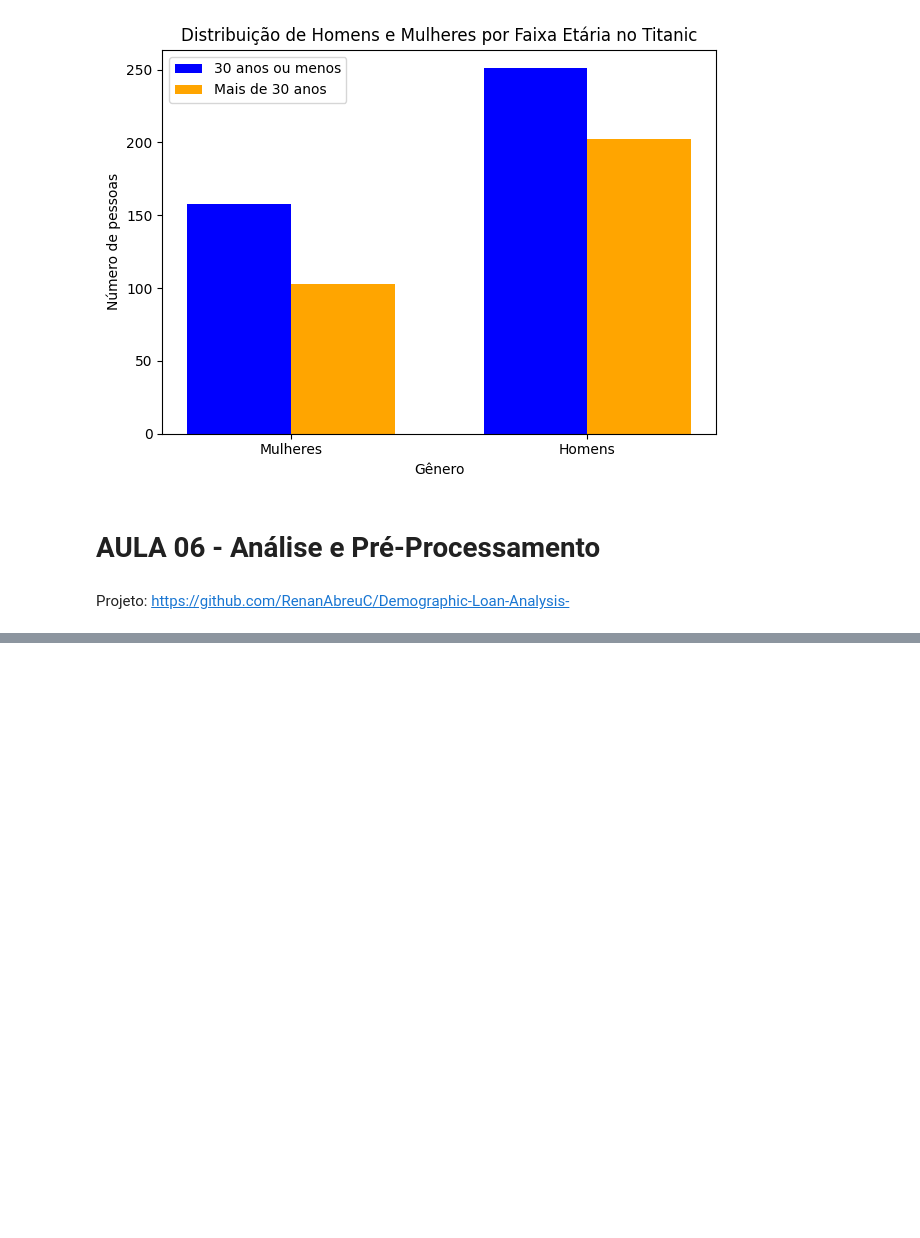
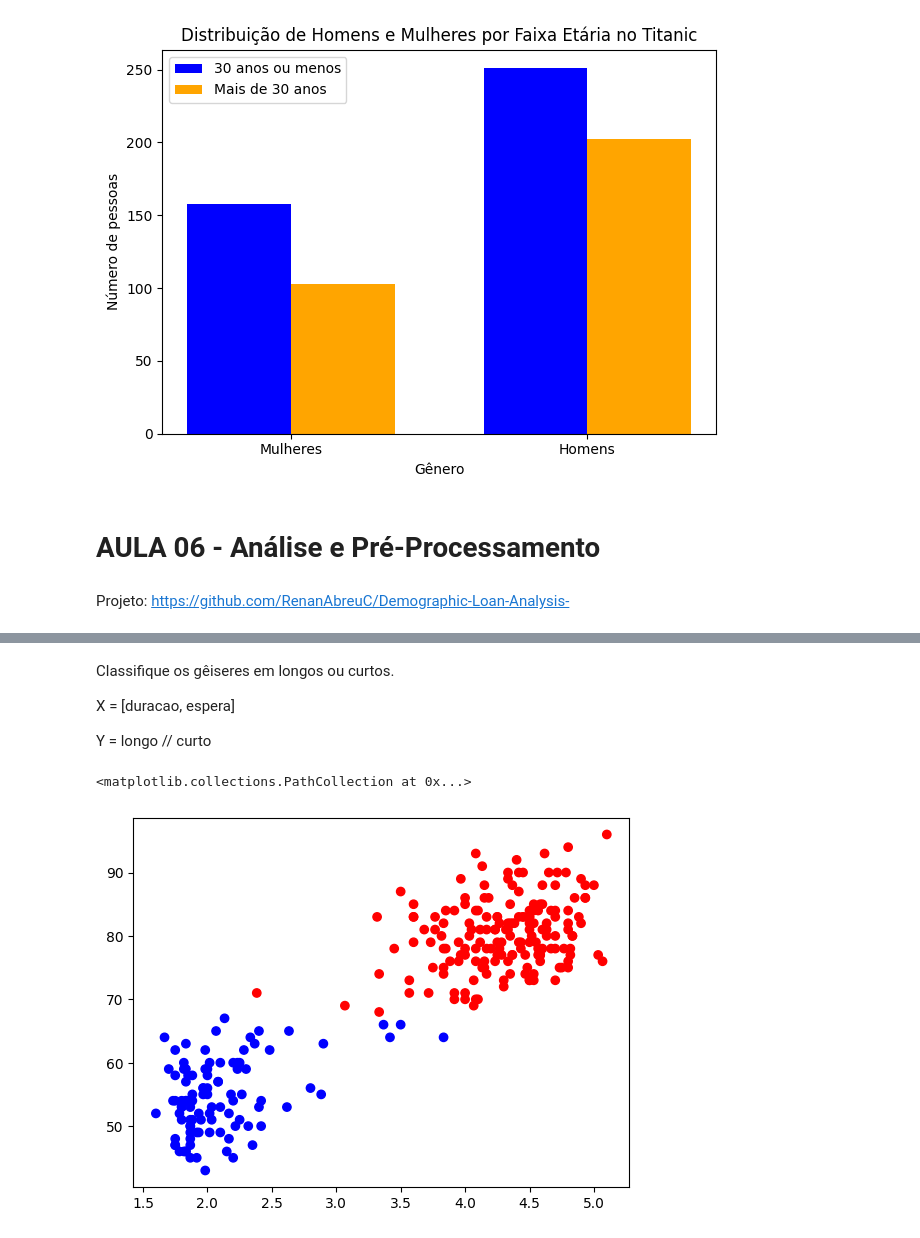
Before and after one commit to RenanAbreuC/Exercises-Python-DataScience, a Jupyter notebook: Exercícios.ipynb, the cells around one changed output, grey strips where cells are left out. Saved outputs shown, nothing was run; the diff lists cells and outputs as text; code cells hidden in the pictures; blank space fills up the shorter version.

```diff
--- a/Exercícios.ipynb
+++ b/Exercícios.ipynb
@@ -873,0 +904,15 @@ Projeto: https://github.com/RenanAbreuC/Demographic-Loan-Analysis-
+# %% [markdown]
+Classifique os gêiseres em longos ou curtos.
+
+X = [duracao, espera]
+
+Y = longo // curto
+# %%
+geyser = sns.load_dataset('geyser').dropna()
+X = geyser[["duration", 'waiting']].to_numpy()
+Y = geyser["kind"]
+
+plt.scatter(X[:, 0], X[:, 1], c=['red' if k=='long' else 'blue' for k in Y])
+# %% [output]
+<matplotlib.collections.PathCollection at 0x...>
+[figure, added]
```
Also changed, not shown: parts of 7 cells of this notebook.
